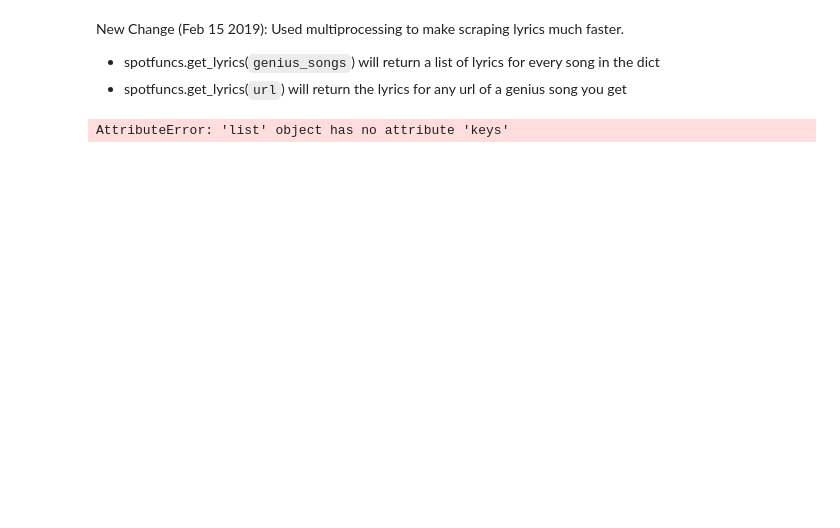
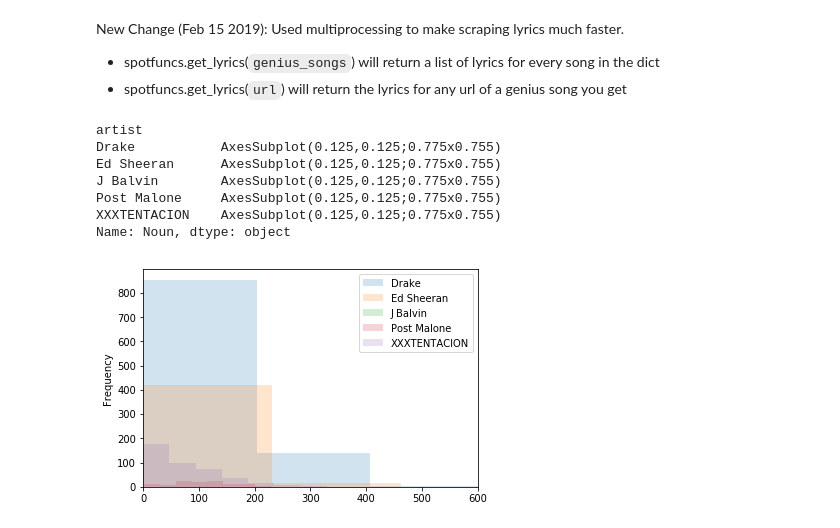
Before and after one commit to builtbyspec/spotify, a Jupyter notebook: Parts of Speech Analysis.ipynb, the cells around one changed output. Cells and saved outputs as stored; diff of their text form; code cells hidden in the pictures; blank space fills up the shorter version.

```diff
--- a/Parts of Speech Analysis.ipynb
+++ b/Parts of Speech Analysis.ipynb
@@ -120,7 +118,7 @@ def my_big_function(artist):
                 "Adjective": adjective_list,
                 "Preposition": preposition_list}
 
-    other_df = pd.DataFrame(my_dict1, columns=["Noun", "Verb", "Adjective", "Preposition"])
+    other_df = pd.DataFrame(my_dict, columns=["Noun", "Verb", "Adjective", "Preposition"])
 
     df = df.join(other_df)
     df["artist"] = artist
@@ -132,13 +130,20 @@ post_malone = my_big_function("Post Malone")
 xxxtentaction = my_big_function("XXXTENTACION")
 j_balvin = my_big_function("J Balvin")
 ed_sheeran = my_big_function("Ed Sheeran")
-# %% [output]
-AttributeError: 'list' object has no attribute 'keys'
 # %%
 top5 = drake.append(post_malone)
 top5 = top5.append(xxxtentaction)
 top5 = top5.append(j_balvin)
 top5 = top5.append(ed_sheeran)
 # %%
-top5.groupby(["artist"]).Noun.plot.hist(legend=True, alpha=.2)
+top5.groupby(["artist"]).Noun.plot.hist(legend=True, alpha=.2, xlim=(0,600))
+# %% [output]
+artist
+Drake           AxesSubplot(0.125,0.125;0.775x0.755)
+Ed Sheeran      AxesSubplot(0.125,0.125;0.775x0.755)
+J Balvin        AxesSubplot(0.125,0.125;0.775x0.755)
+Post Malone     AxesSubplot(0.125,0.125;0.775x0.755)
+XXXTENTACION    AxesSubplot(0.125,0.125;0.775x0.755)
+Name: Noun, dtype: object
+[figure, added]
 # %%
```
Also changed, not shown: parts of 26 cells of this notebook, 1 other file.
